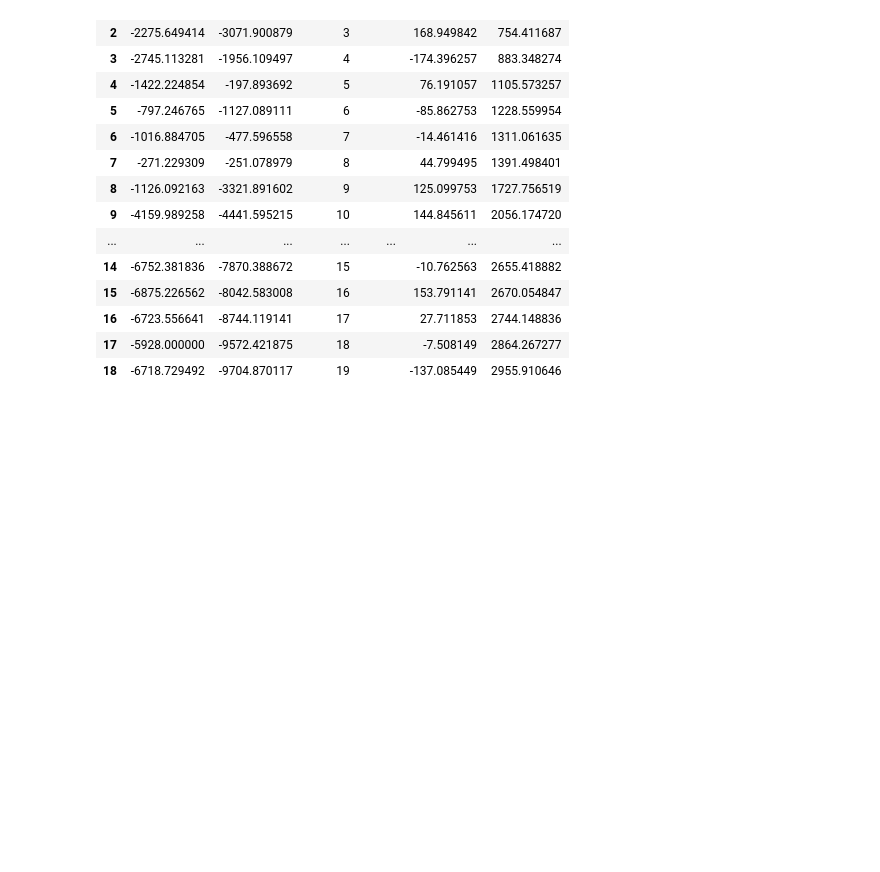
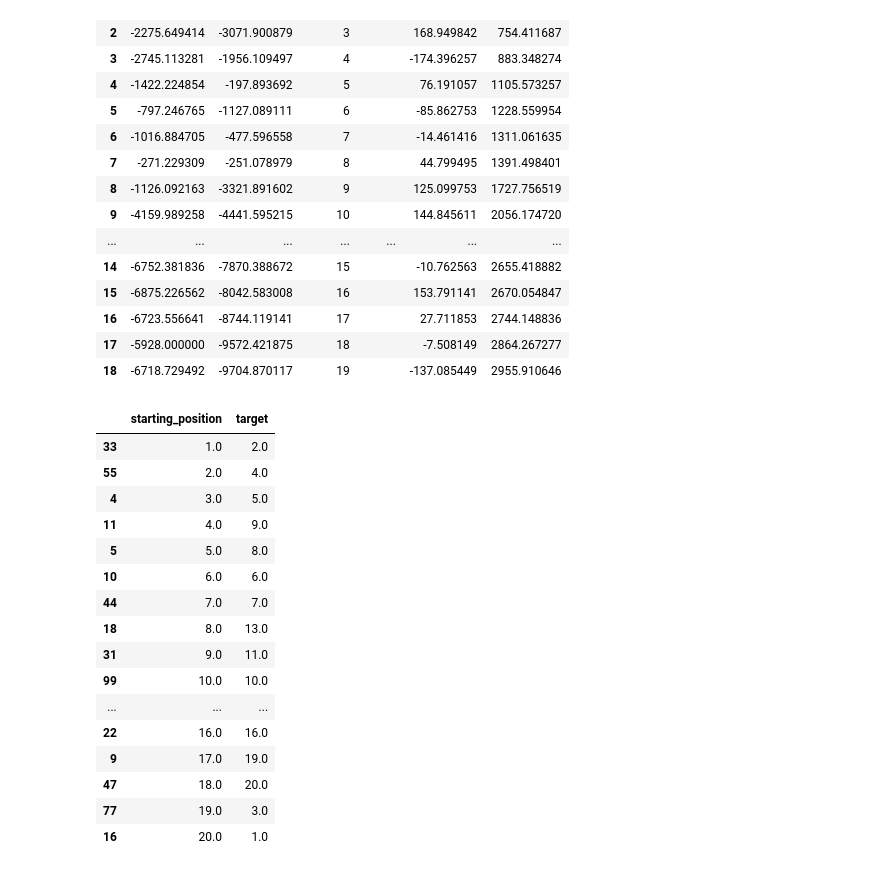
Before and after one commit to codecalligrapher/f1-finishing-position, a Jupyter notebook: notebooks/2-transform-data.ipynb, the cells around one changed output. Cells and saved outputs as stored; diff of their text form; code cells hidden in the pictures; blank space fills up the shorter version.

```diff
--- a/notebooks/2-transform-data.ipynb
+++ b/notebooks/2-transform-data.ipynb
@@ -173,3 +173,24 @@ race.get_circuit_info().corners
 | 16 | -6723.556641 | -8744.119141 | 17 |  | 27.711853 | 2744.148836 |
 | 17 | -5928.000000 | -9572.421875 | 18 |  | -7.508149 | 2864.267277 |
 | 18 | -6718.729492 | -9704.870117 | 19 |  | -137.085449 | 2955.910646 |
+# %%
+start_end_positions = pd.concat([race.results['Position'],race.results['GridPosition']], axis=1).rename(columns={'Position': 'starting_position', 'GridPosition': 'target'})
+start_end_positions
+# %% [output]
+|  | starting_position | target |
+| 33 | 1.0 | 2.0 |
+| 55 | 2.0 | 4.0 |
+| 4 | 3.0 | 5.0 |
+| 11 | 4.0 | 9.0 |
+| 5 | 5.0 | 8.0 |
+| 10 | 6.0 | 6.0 |
+| 44 | 7.0 | 7.0 |
+| 18 | 8.0 | 13.0 |
+| 31 | 9.0 | 11.0 |
+| 99 | 10.0 | 10.0 |
+| ... | ... | ... |
+| 22 | 16.0 | 16.0 |
+| 9 | 17.0 | 19.0 |
+| 47 | 18.0 | 20.0 |
+| 77 | 19.0 | 3.0 |
+| 16 | 20.0 | 1.0 |
```
Also changed, not shown: parts of 4 cells of this notebook, 1 other file.
